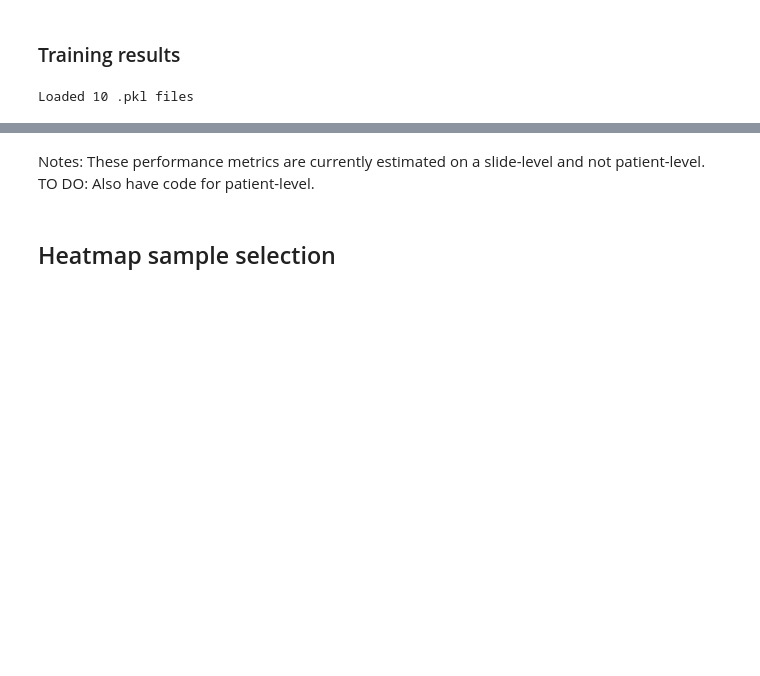
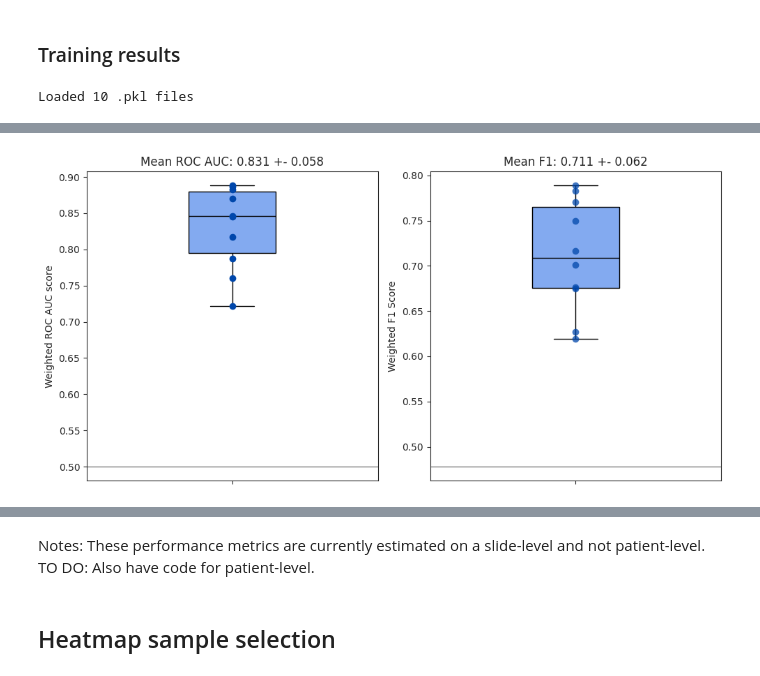
Before and after one commit to BodenmillerGroup/RCC_publication, a Jupyter notebook: HE/04_VisualizationResults.ipynb, the cells around one changed output, grey strips where cells are left out. Saved outputs shown, nothing was run; the diff lists cells and outputs as text; code cells hidden in the pictures; blank space fills up the shorter version.

```diff
--- a/HE/04_VisualizationResults.ipynb
+++ b/HE/04_VisualizationResults.ipynb
@@ -350,0 +351,47 @@ plt.show()
+# %%
+import matplotlib.pyplot as plt
+import seaborn as sns
+
+sns.set_style('ticks')
+
+plt.figure(figsize=(10, 5))
+
+# Box 1: AUC_ROC
+plt.subplot(1, 2, 1)
+sns.boxplot(y=metrics_df['AUC_ROC'],
+            width = 0.3,
+            color=None,
+            boxprops=dict(facecolor=(100/255, 149/255, 237/255, 0.8), edgecolor = 'black'),
+            #boxprops={'edgecolor': 'black'},
+            medianprops={'color': 'black'},
+            whiskerprops={'color': 'black'},
+            capprops={'color': 'black'},
+            showfliers=False)
+sns.stripplot(y=metrics_df['AUC_ROC'],
+              color='#0047AB',
+              size=7,
+              jitter=False)
+plt.axhline(0.5, color="grey", linestyle='-', linewidth=1, label='MFC Baseline')
+plt.ylabel('Weighted ROC AUC score')
+plt.title(mean_AUC)
+
+# Box 2: F1 Score
+plt.subplot(1, 2, 2)
+sns.boxplot(y=metrics_df['F1 Score (weighted)'],
+            width=0.3,
+            color=None,
+            boxprops=dict(facecolor=(100/255, 149/255, 237/255, 0.8), edgecolor = 'black'),
+            medianprops={'color': 'black'},
+            whiskerprops={'color': 'black'},
+            capprops={'color': 'black'},
+            showfliers=False)
+sns.stripplot(y=metrics_df['F1 Score (weighted)'], color='#0047AB', alpha=0.75, size=7, jitter=False)
+plt.axhline(baseline_f1_mfc, color="grey", linestyle='-', linewidth=1, label='MFC Baseline')
+# plt.axhline(baseline_f1_random, color='grey', linestyle='-', linewidth=2, label='Random Baseline')
+plt.ylabel('Weighted F1 Score')
+plt.title(mean_F1)
+
+plt.tight_layout()
+plt.show()
+# %% [output]
+[figure, added]
```
Also changed, not shown: parts of 13 cells of this notebook, 1 other file.
